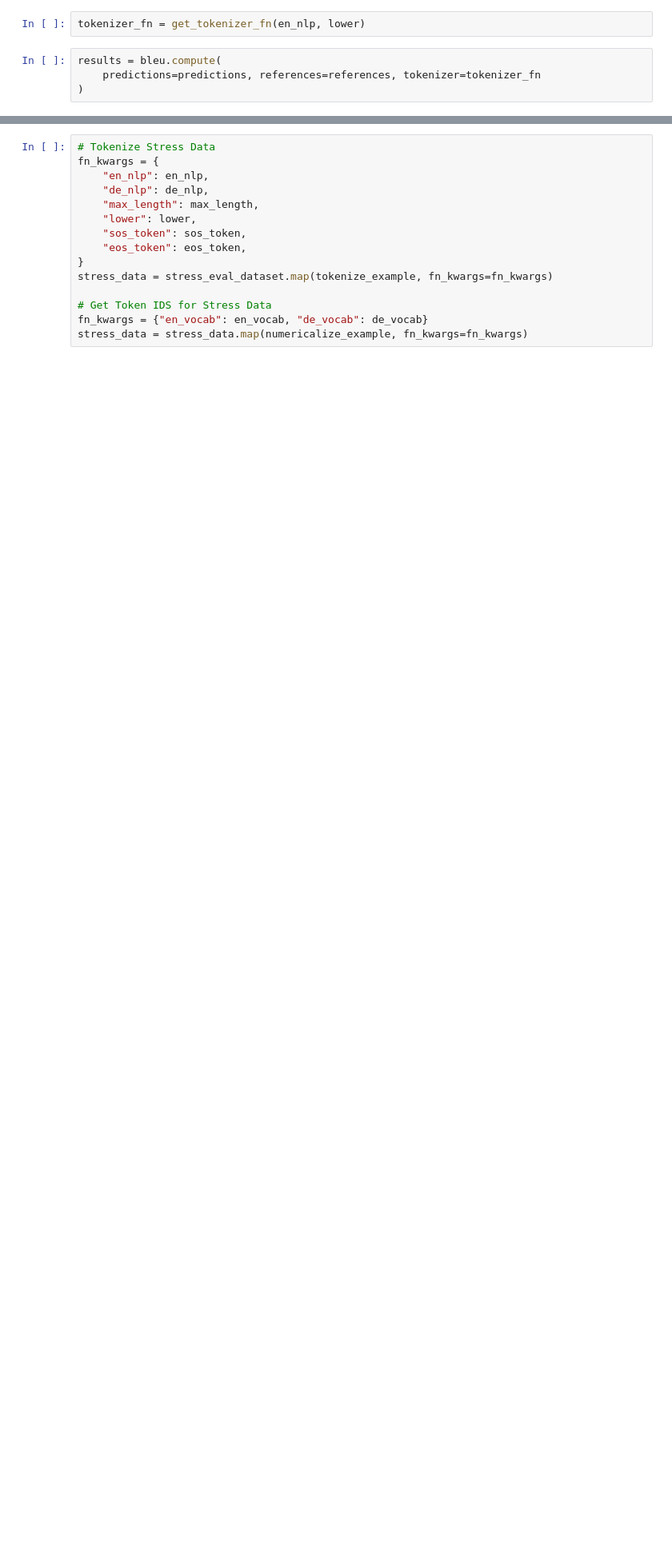
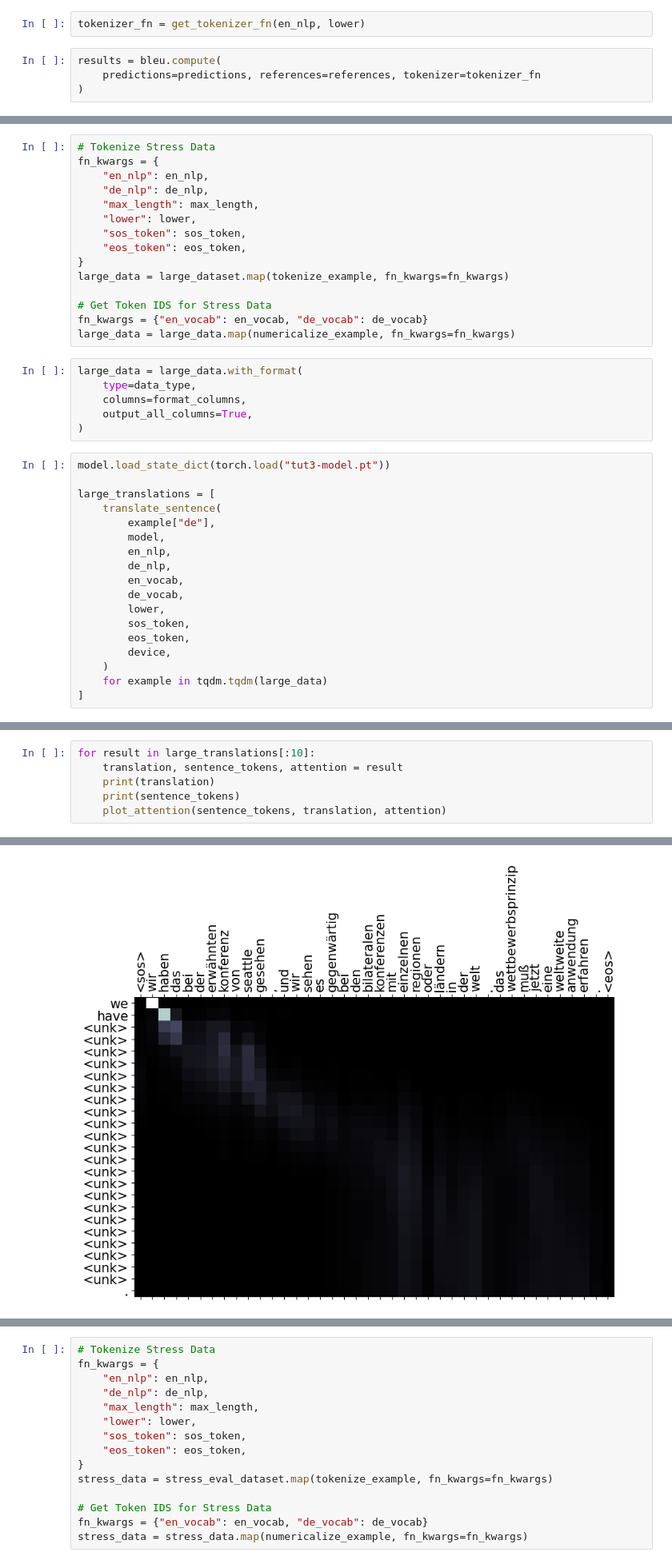
Before and after one commit to PikaSannnnn/TransformerTranslationsLitSurvey, a Jupyter notebook: pytorch-seq2seq/3 - Neural Machine Translation by Jointly Learning to Align and Translate.ipynb, the cells around one changed output, grey strips where cells are left out. Shown at 80% size. Cells and saved outputs as stored; diff of their text form; blank space fills up the shorter version.

```diff
--- a/pytorch-seq2seq/3 - Neural Machine Translation by Jointly Learning to Align and Translate.ipynb
+++ b/pytorch-seq2seq/3 - Neural Machine Translation by Jointly Learning to Align and Translate.ipynb
@@ -698,0 +740,39 @@ results
+# %%
+# Tokenize Stress Data
+fn_kwargs = {
+    "en_nlp": en_nlp,
+    "de_nlp": de_nlp,
+    "max_length": max_length,
+    "lower": lower,
+    "sos_token": sos_token,
+    "eos_token": eos_token,
+}
+large_data = large_dataset.map(tokenize_example, fn_kwargs=fn_kwargs)
+
+# Get Token IDS for Stress Data
+fn_kwargs = {"en_vocab": en_vocab, "de_vocab": de_vocab}
+large_data = large_data.map(numericalize_example, fn_kwargs=fn_kwargs)
+# %%
+large_data = large_data.with_format(
+    type=data_type,
+    columns=format_columns,
+    output_all_columns=True,
+)
+# %%
+model.load_state_dict(torch.load("tut3-model.pt"))
+
+large_translations = [
+    translate_sentence(
+        example["de"],
+        model,
+        en_nlp,
+        de_nlp,
+        en_vocab,
+        de_vocab,
+        lower,
+        sos_token,
+        eos_token,
+        device,
+    )
+    for example in tqdm.tqdm(large_data)
+]
@@ -698,0 +799,7 @@ results
+# %%
+for result in large_translations[:10]:
+    translation, sentence_tokens, attention = result
+    print(translation)
+    print(sentence_tokens)
+    plot_attention(sentence_tokens, translation, attention)
+# %% [output]
@@ -698,0 +808 @@ results
+[figure, added]
```
Also changed, not shown: parts of 36 cells of this notebook, 3 other files.
